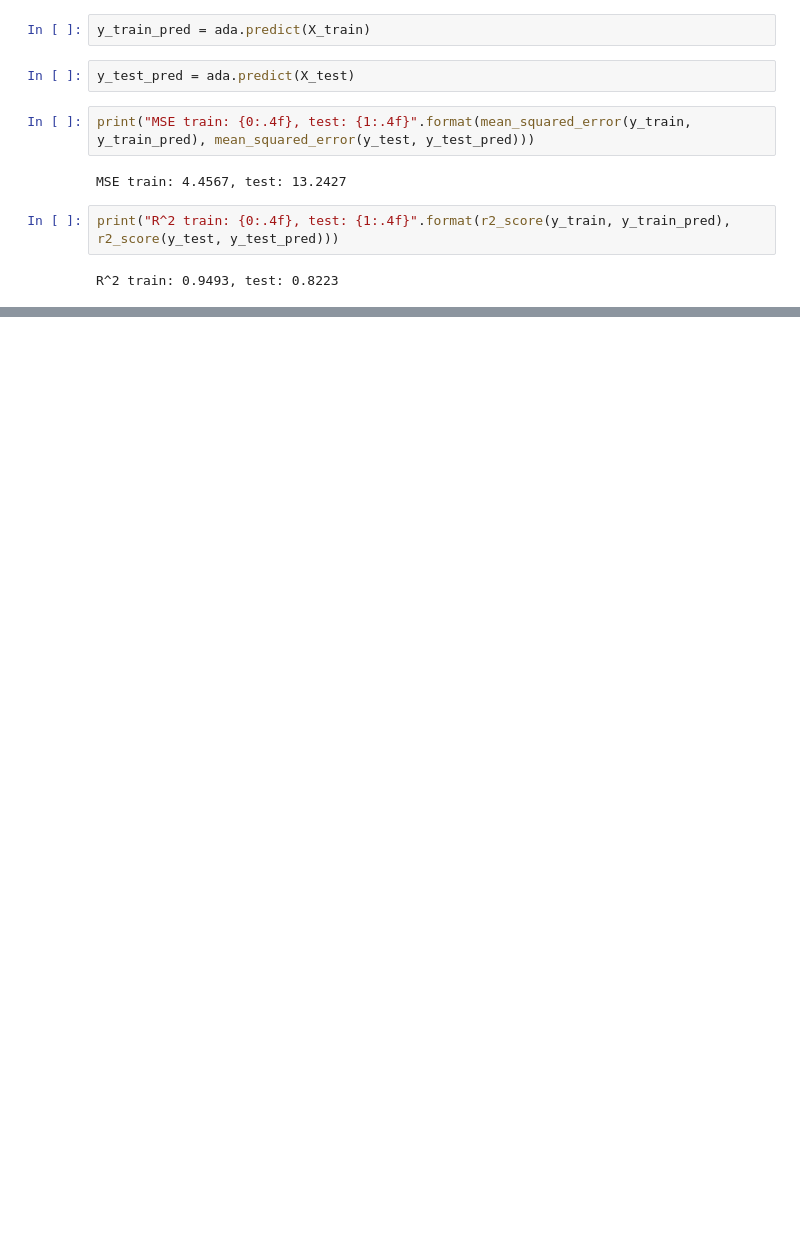
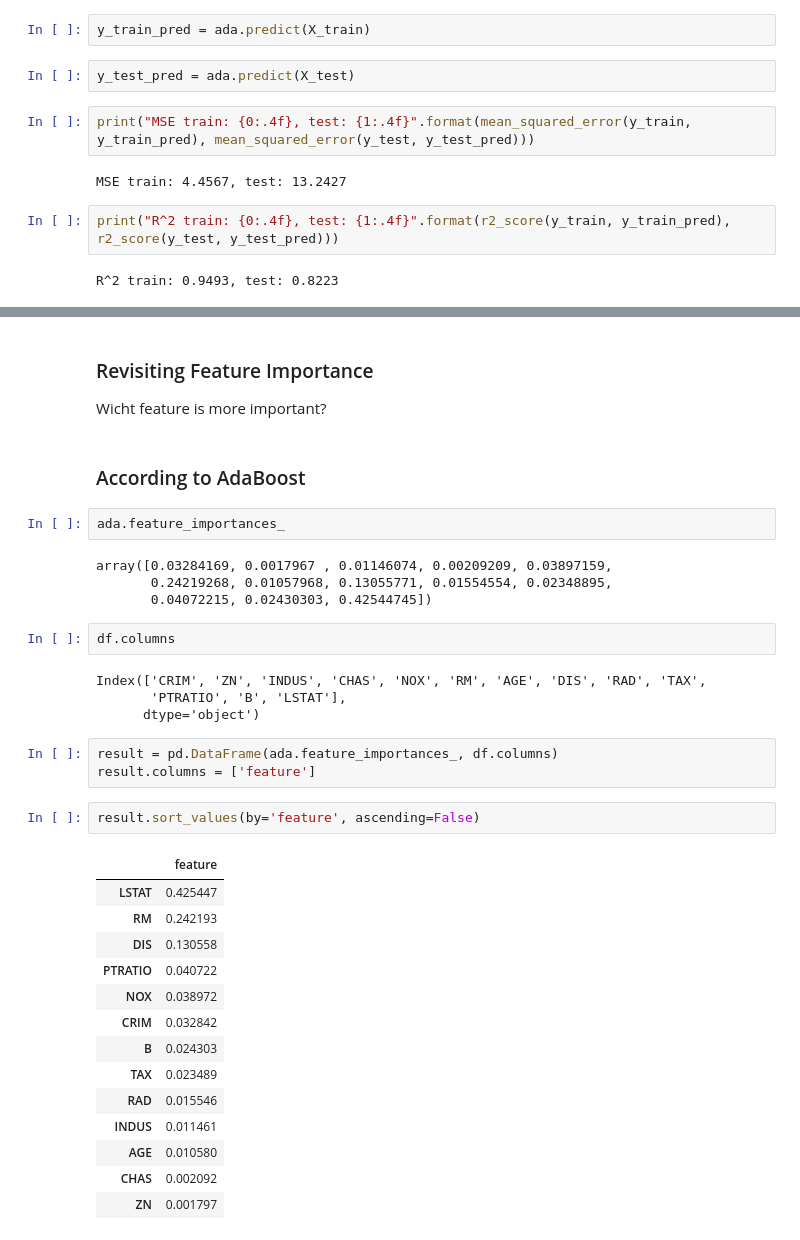
Before and after one commit to Cristopxer/The-Complete-Machine-Learning-Course-with-Python, a Jupyter notebook: Non Linear Relationships.ipynb, the cells around one changed output, grey strips where cells are left out. Saved outputs shown, nothing was run; the diff lists cells and outputs as text; blank space fills up the shorter version.

```diff
--- a/Non Linear Relationships.ipynb
+++ b/Non Linear Relationships.ipynb
@@ -121,0 +142,37 @@ R^2 train: 0.9493, test: 0.8223
+# %% [markdown]
+### Revisiting Feature Importance
+Wicht feature is more important?
+# %% [markdown]
+### According to AdaBoost
+# %%
+ada.feature_importances_
+# %% [output]
+array([0.03284169, 0.0017967 , 0.01146074, 0.00209209, 0.03897159,
+       0.24219268, 0.01057968, 0.13055771, 0.01554554, 0.02348895,
+       0.04072215, 0.02430303, 0.42544745])
+# %%
+df.columns
+# %% [output]
+Index(['CRIM', 'ZN', 'INDUS', 'CHAS', 'NOX', 'RM', 'AGE', 'DIS', 'RAD', 'TAX',
+       'PTRATIO', 'B', 'LSTAT'],
+      dtype='object')
+# %%
+result = pd.DataFrame(ada.feature_importances_, df.columns)
+result.columns = ['feature']
+# %%
+result.sort_values(by='feature', ascending=False)
+# %% [output]
+|  | feature |
+| LSTAT | 0.425447 |
+| RM | 0.242193 |
+| DIS | 0.130558 |
+| PTRATIO | 0.040722 |
+| NOX | 0.038972 |
+| CRIM | 0.032842 |
+| B | 0.024303 |
+| TAX | 0.023489 |
+| RAD | 0.015546 |
+| INDUS | 0.011461 |
+| AGE | 0.010580 |
+| CHAS | 0.002092 |
+| ZN | 0.001797 |
```
Also changed, not shown: parts of 15 cells of this notebook.
